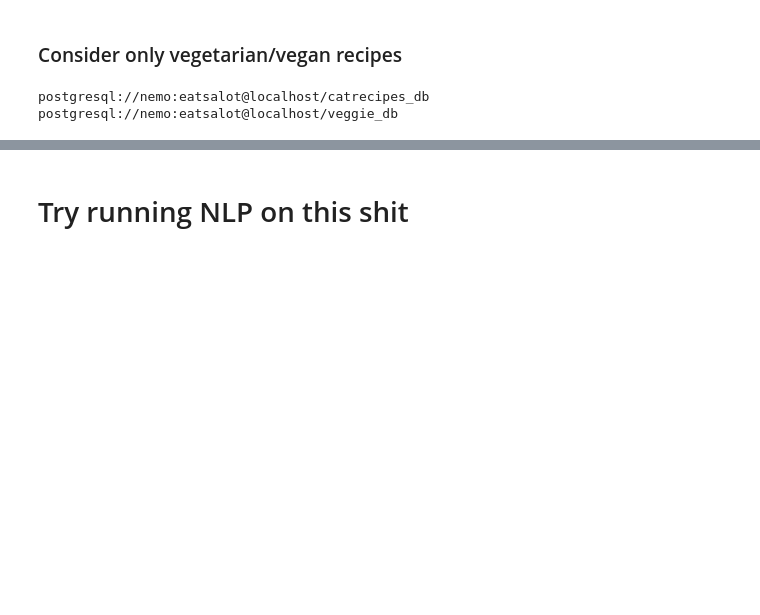
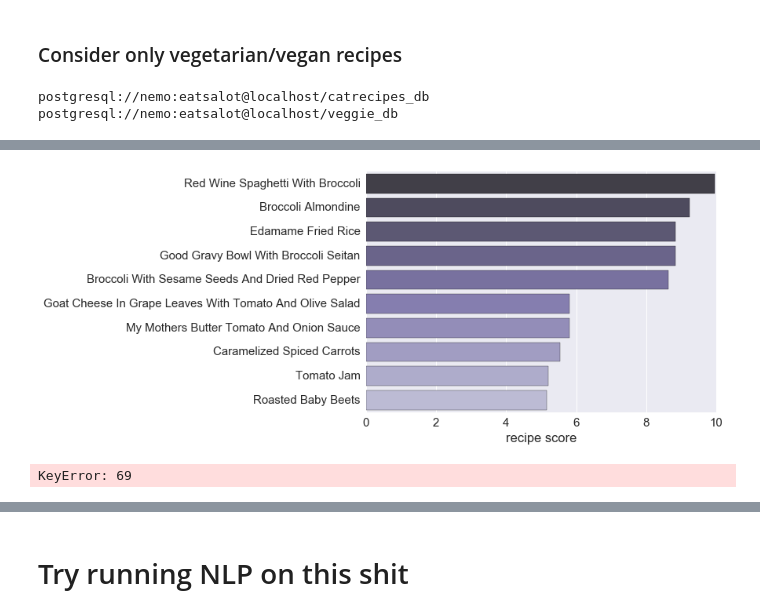
Before and after one commit to swethasubramanian/recipeApp, a Jupyter notebook: notebooks/OptimizationAlgorithm.ipynb, the cells around one changed output, grey strips where cells are left out. Drawn from its saved outputs; the diff is of its cells as text; code cells hidden in the pictures; blank space fills up the shorter version.

```diff
--- a/notebooks/OptimizationAlgorithm.ipynb
+++ b/notebooks/OptimizationAlgorithm.ipynb
@@ -108,7 +108,7 @@ def getRecipeImageURLs(selDf):
     return dfx
 # %%
 tags = ['vegetarian', 'vegan']
-veggiesQuantity = {'fennel':1, 'kohlrabi':1, 'carrot':5, 'tomato':10, 'broccoli':2}
+veggiesQuantity = {'broccoli':1, 'fennel':2, 'carrot':5, 'tomato':5, 'beet':5}
 veggies = veggiesQuantity.keys()
 df = getRecipesFormTags(tags)
 recipesListFromTags = list(set(sum([recipe_id for recipe_id in df.recipe_ids.str.split(',')], [])))
@@ -133,6 +142,7 @@ print len(selectedRecipesList)
 
 selDf = getRecipeIngredientsForVeggies(selectedRecipesList, veggies)
 selDf = selDf.fillna(0)
+selDf = selDf[selDf['num_servings']!=0].reset_index()
 print veggies
 
 print len(selDf)
@@ -158,6 +168,6 @@ kohlrabi
 # %%
 selDf['score'] = 0.0
-num_of_servings = 4
+num_of_servings = 2
 ## regularize variables
 for veggie in veggiesQuantity.keys():
     diffinQuantity = 1/(np.abs((selDf[veggie].astype(float)/selDf['num_servings'].astype(float)*num_of_servings - \
@@ -177,3 +198,16 @@ selDf['num_servings'].astype(float)
+# %%
+selDf = selDf.sort_values('score', ascending=False)
+selDf.tail()
+sns.set_style("darkgrid")
+ax = sns.barplot(y=pd.concat([selDf.head(5).recipe_name, selDf.tail(5).recipe_name]), x=pd.concat([selDf.head(5).score, selDf.tail(5).score]),  palette="Purples_d")
+ax.set(xlabel='recipe score', ylabel='')
+sns.set_context("notebook", font_scale=1.5, rc={"lines.linewidth": 2.5})
+# %% [output]
+[figure, added]
+# %%
+selDf[selDf]
+# %% [output]
+KeyError: 69
 # %%
 ### Plot 1 (recipes sorted by score)
 #pd.options.display.mpl_style = 'default'
```
Also changed, not shown: parts of 13 cells of this notebook, 3 other files.
